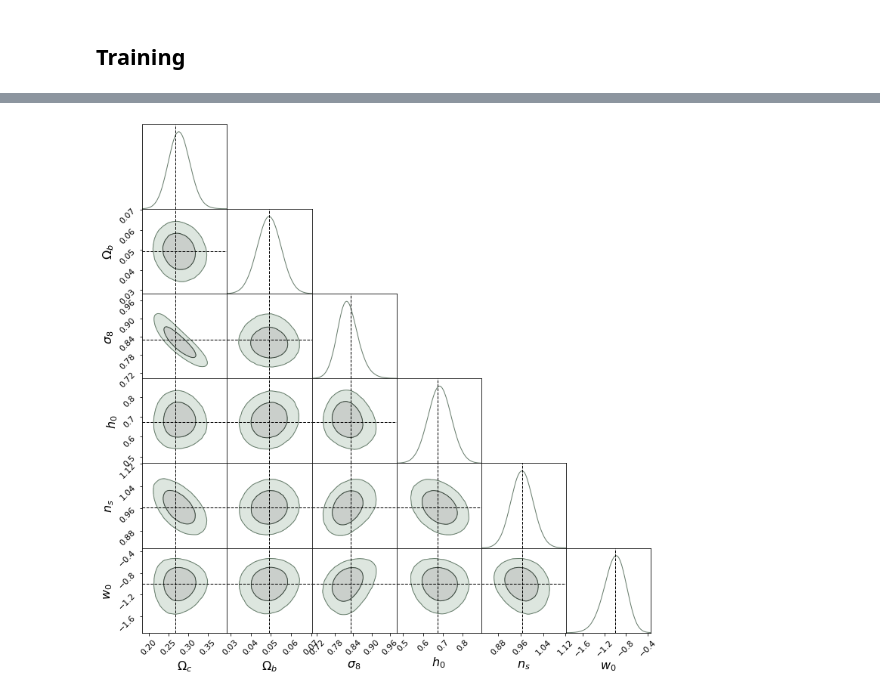
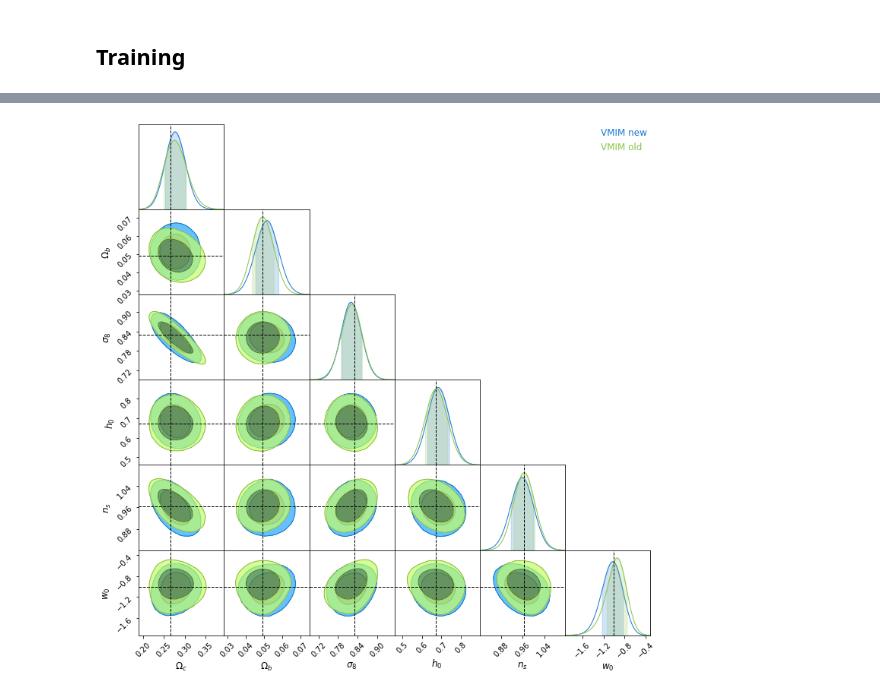
Before and after one commit to dlanzieri/WL_Implicit-Inference, a Jupyter notebook: notebook/train_estimator_simulator.ipynb, the cells around one changed output, grey strips where cells are left out. Drawn from its saved outputs; the diff is of its cells as text; code cells hidden in the pictures.

```diff
--- a/notebook/train_estimator_simulator.ipynb
+++ b/notebook/train_estimator_simulator.ipynb
@@ -184,3 +105,7 @@ class SmoothNPE(hk.Module):
 # %%
-nvp_nd = hk.without_apply_rng(hk.transform(lambda theta,y : SmoothNPE()(y).log_prob(theta).squeeze()))
+nvp_nd = hk.without_apply_rng(
+  hk.transform(
+    lambda theta, y : Flow_nd()(y).log_prob(theta).squeeze()
+  )
+ )
 params_nd = nvp_nd.init(jax.random.PRNGKey(42), 0.5*jnp.ones([1,6]), 0.5*jnp.ones([1,6]))
@@ -240,12 +189,9 @@ plt.plot(batch_loss)
 # %%
-m_data = np.load("/gpfsdswork/projects/rech/ykz/ulm75uc/VMIM-vs-MSE-/data/m_data__256N_10ms_27gpa_026se.npy")
 
-y, _ = compressor.apply(
-   parameters_compressor, opt_state_resnet, None, m_data.reshape([1,256,256,5])
+nvp_sample_nd = hk.transform(
+    lambda x : Flow_nd()(x).sample(1000000, seed=hk.next_rng_key())
 )
-nvp_sample_nd = hk.transform(
-    lambda x : SmoothNPE()(x).sample(1000000, seed=hk.next_rng_key())
-)
+
 tfd= tfp.distributions
 tfb = tfp.bijectors
 sample_nd = nvp_sample_nd.apply(
@@ -253,18 +199,19 @@ sample_nd = nvp_sample_nd.apply(
     rng = jax.random.PRNGKey(43),
     x = y*jnp.ones([1000000,6])
 )
-# %%
-name_parameters= ['$\Omega_c$', '$\Omega_b$', '$\sigma_8$', '$h_0$', '$n_s$', '$w_0$']
-import cmasher as cmr
-col = cmr.eclipse([0.,0,0.55,0.85])
-fid_params=np.array([0.2664, 0.0492, 0.831,0.6727,0.9645, -1.0])
-
-c = ChainConsumer()
-c.add_chain([sample_nd[:,i] for i in range(6)], parameters= name_parameters, name = 'SBI')
-c.configure(usetex=False,legend_kwargs={'fontsize': 20},linewidths=[1.], shade=[True],linestyles=["-"], shade_alpha=[0.3], bar_shade=[False], tick_font_size=11, colors=[col[2]], label_font_size=16)
-fig = c.plotter.plot(truth=fid_params)
-fig.set_size_inches(2 + fig.get_size_inches())
-# %% [output]
-[figure, removed]
+# %%
+name_parameters= ['$\Omega_c$', '$\Omega_b$', '$\sigma_8$', '$h_0$', '$n_s$', '$w_0$']
+
+col = cmr.eclipse([0.,0,0.55,0.85])
+fid_params=np.array([0.2664, 0.0492, 0.831,0.6727,0.9645, -1.0])
+
+c = ChainConsumer()
+
+c.add_chain([sample_nd[:,i] for i in range(6)], parameters= name_parameters, name = 'VMIM new')
+c.add_chain([sample_nd_vmim[:,i] for i in range(6)], parameters= name_parameters, name = 'VMIM old')
+fig = c.plotter.plot(truth=fid_params)
+fig.set_size_inches(2 + fig.get_size_inches())
+# %% [output]
+[figure, added]
 # %%
 
```
Also changed, not shown: parts of 21 cells of this notebook.
